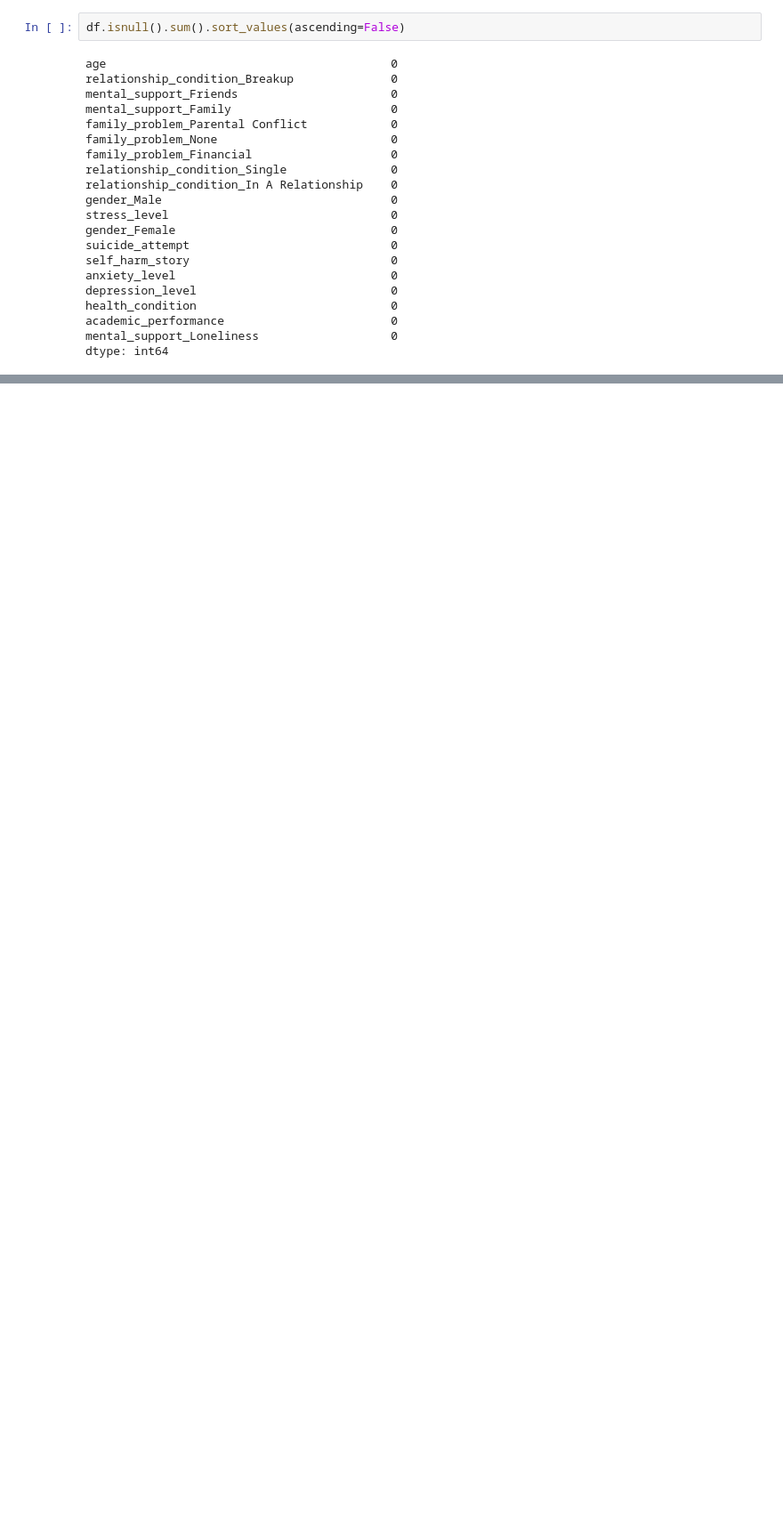
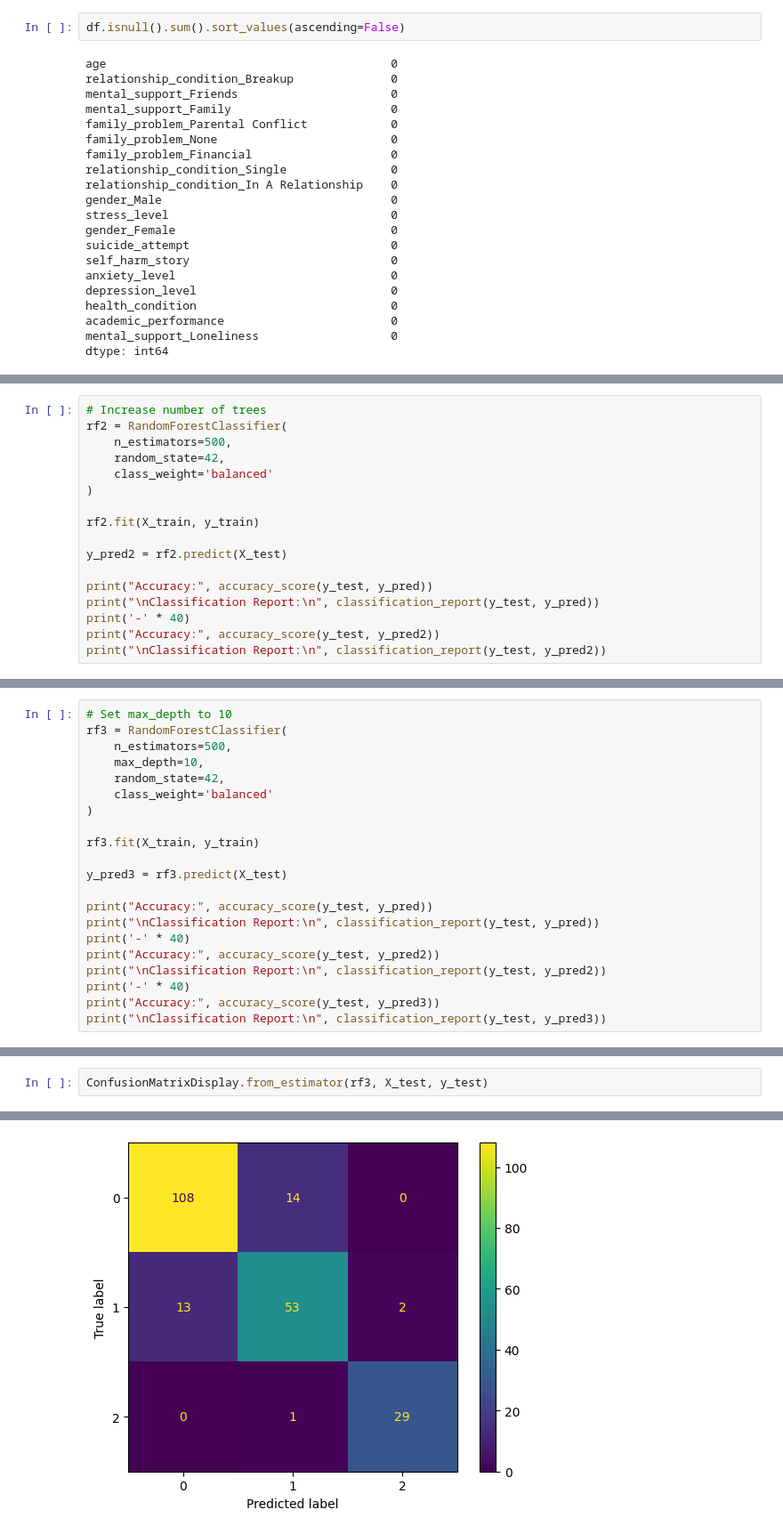
Before and after one commit to travage/student-suicide-risk-assessment, a Jupyter notebook: notebooks/exploratory.ipynb, the cells around one changed output, grey strips where cells are left out. Shown at 89% size. Drawn from its saved outputs; the diff is of its cells as text; blank space fills up the shorter version.

```diff
--- a/notebooks/exploratory.ipynb
+++ b/notebooks/exploratory.ipynb
@@ -260,0 +356,17 @@ dtype: int64
+# %%
+# Increase number of trees
+rf2 = RandomForestClassifier(
+    n_estimators=500,
+    random_state=42,
+    class_weight='balanced'
+)
+
+rf2.fit(X_train, y_train)
+
+y_pred2 = rf2.predict(X_test)
+
+print("Accuracy:", accuracy_score(y_test, y_pred))
+print("\nClassification Report:\n", classification_report(y_test, y_pred))
+print('-' * 40)
+print("Accuracy:", accuracy_score(y_test, y_pred2))
+print("\nClassification Report:\n", classification_report(y_test, y_pred2))
@@ -260,0 +393,21 @@ dtype: int64
+# %%
+# Set max_depth to 10
+rf3 = RandomForestClassifier(
+    n_estimators=500,
+    max_depth=10,
+    random_state=42,
+    class_weight='balanced'
+)
+
+rf3.fit(X_train, y_train)
+
+y_pred3 = rf3.predict(X_test)
+
+print("Accuracy:", accuracy_score(y_test, y_pred))
+print("\nClassification Report:\n", classification_report(y_test, y_pred))
+print('-' * 40)
+print("Accuracy:", accuracy_score(y_test, y_pred2))
+print("\nClassification Report:\n", classification_report(y_test, y_pred2))
+print('-' * 40)
+print("Accuracy:", accuracy_score(y_test, y_pred3))
+print("\nClassification Report:\n", classification_report(y_test, y_pred3))
@@ -260,0 +432,3 @@ dtype: int64
+# %%
+ConfusionMatrixDisplay.from_estimator(rf3, X_test, y_test)
+# %% [output]
@@ -260,0 +436 @@ dtype: int64
+[figure, added]
```
Also changed, not shown: parts of 14 cells of this notebook, 5 other files.
